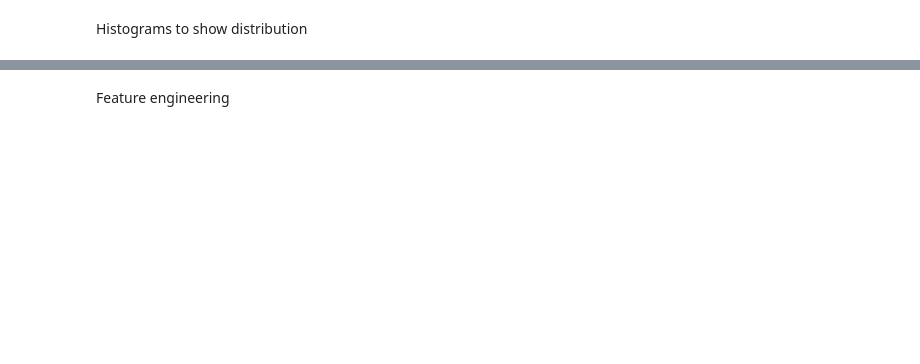
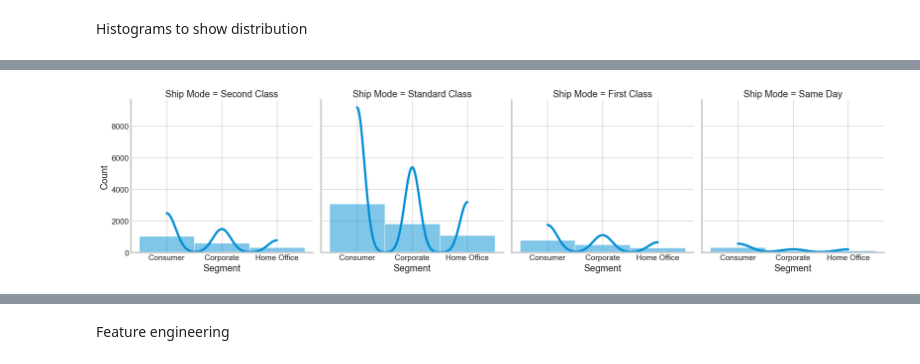
Before and after one commit to Atieng/Sales-Analysis, a Jupyter notebook: sales-analysis.ipynb, the cells around one changed output, grey strips where cells are left out. Saved outputs shown, nothing was run; the diff lists cells and outputs as text; code cells hidden in the pictures; blank space fills up the shorter version.

```diff
--- a/sales-analysis.ipynb
+++ b/sales-analysis.ipynb
@@ -86,9 +160,10 @@ plt.show()
 # %%
 #Standard class mode used shipment mode used mostly
 # the segment that order products is The consumer segment
 sns.displot(x=data['Segment'],data=data,col='Ship Mode',kde=True,lw=0.8,common_norm=False)
-plt.tight_layout()
 plt.show()
+# %% [output]
+[figure, added]
 # %%
 #showing the distribution of segment
 sns.histplot(x=df['Segment'],bins=10,data=df,shrink=0.8,color='blue')
```
Also changed, not shown: parts of 43 cells of this notebook.
